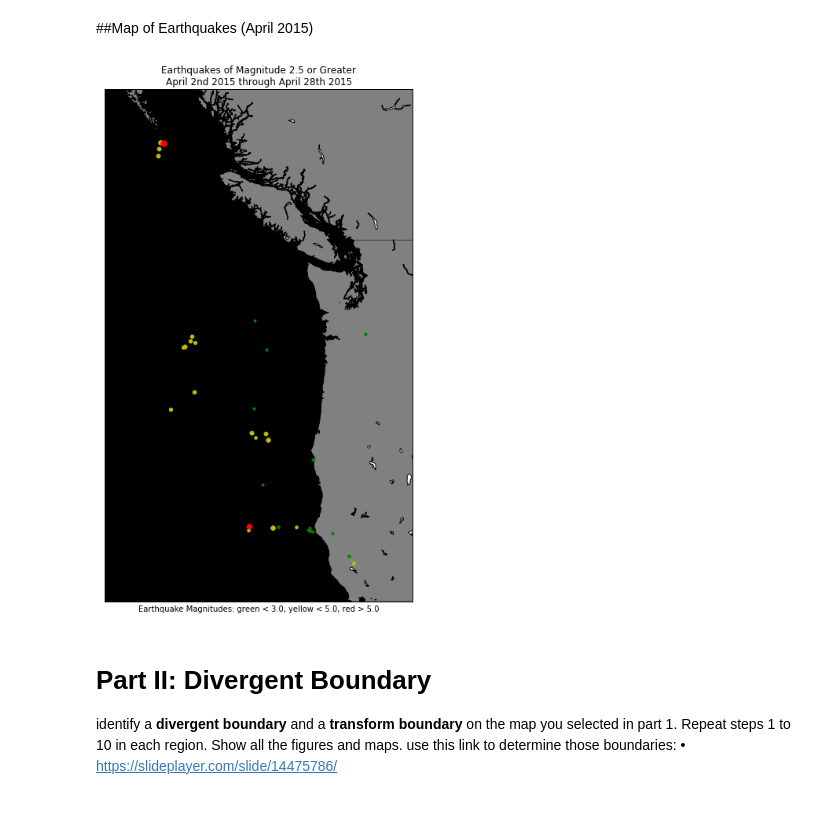
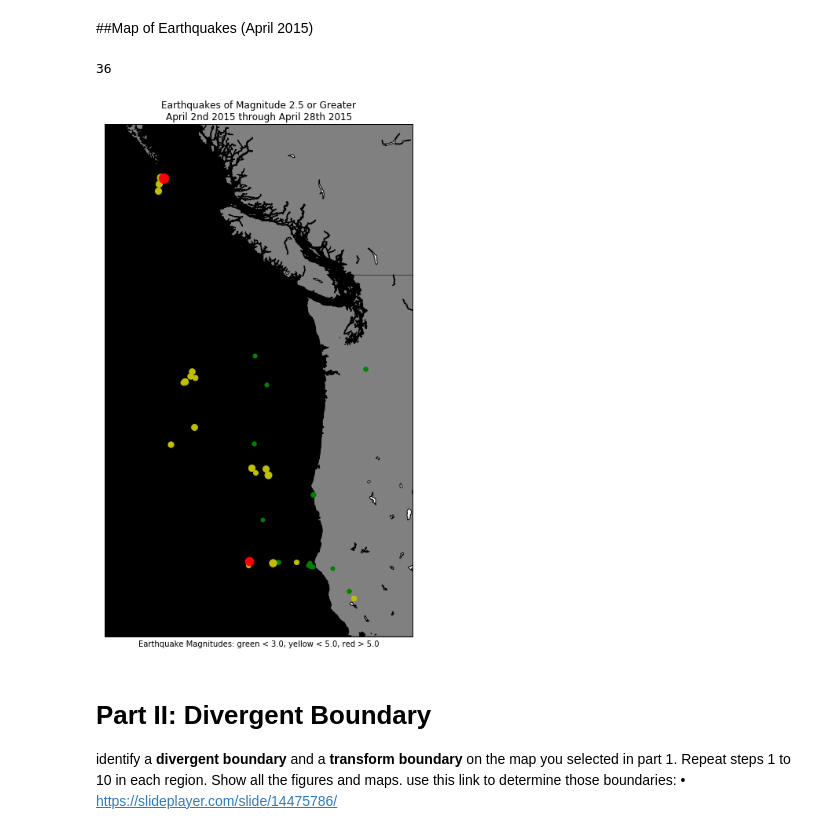
Before and after one commit to jakep3/project3_earthquakes, a Jupyter notebook: Project_3_Earthquakes.ipynb, the cells around one changed output. Drawn from its saved outputs; the diff is of its cells as text; code cells hidden in the pictures.

```diff
--- a/Project_3_Earthquakes.ipynb
+++ b/Project_3_Earthquakes.ipynb
@@ -206,7 +206,9 @@ for i in range (1437, 1473):
 #len(lats2015)
 #len(lons2015)
 #len(timestrings2015)
-#len(mag2015)
+len(mag2015)
+# %% [output]
+36
 # %%
 
 
@@ -253,35 +255,35 @@ plt.figure(figsize=(16,12))
 #eq_map = Basemap(projection='robin', resolution = 'l', area_thresh = 1000.0,
  #             lat_0=0, lon_0=-130)
 
 eq_map = Basemap(projection='merc', lat_0=57, lon_0=-135,
     resolution = 'h', area_thresh = 0.1,
     llcrnrlon=-133.25, llcrnrlat=38,
     urcrnrlon=-120.25, urcrnrlat=53) #N E S W Parameters  The notation for “lower left corner at 136.25 degrees west and 56 degrees north” is:
 
 
 
 eq_map.drawcoastlines()
 eq_map.drawcountries()
 eq_map.fillcontinents(color = 'gray')
 #eq_map.bluemarble() #bluemarble didnt work for me?
 eq_map.drawmapboundary(fill_color='black')
 eq_map.drawmeridians(np.arange(0, 360, 30))
 eq_map.drawparallels(np.arange(-90, 90, 30))
 
-min_marker_size = 1.2
+min_marker_size = 2
 for lon, lat, mag in zip(lons, lats, magnitudes):
     x,y = eq_map(lon, lat)
     msize = mag * min_marker_size #if i multiply by 1 then it should just make the market size the same size number as the magnitude number..
     marker_string = get_marker_color(mag)
     eq_map.plot(x, y, marker_string, markersize=msize)
 
 title_string = "Earthquakes of Magnitude 2.5 or Greater\n"
 title_string += "April 2nd 2015 through April 28th 2015"
 plt.title(title_string)
 plt.xlabel("Earthquake Magnitudes: green < 3.0, yellow < 5.0, red > 5.0")
 plt.show()
 # %% [output]
-[figure, old version]
+[figure, new version]
 # %% [markdown]
 # Part II: Divergent Boundary
 
```
